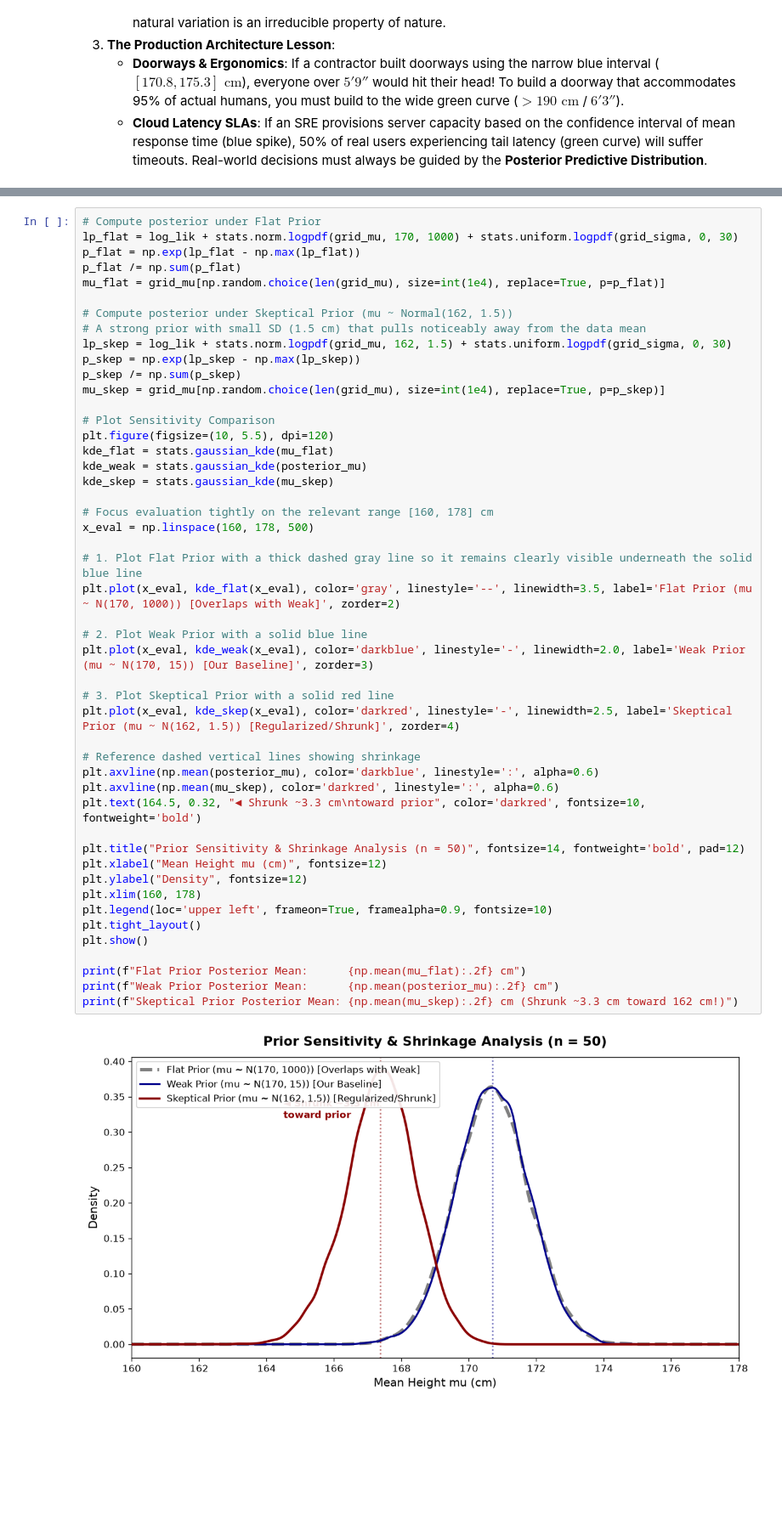
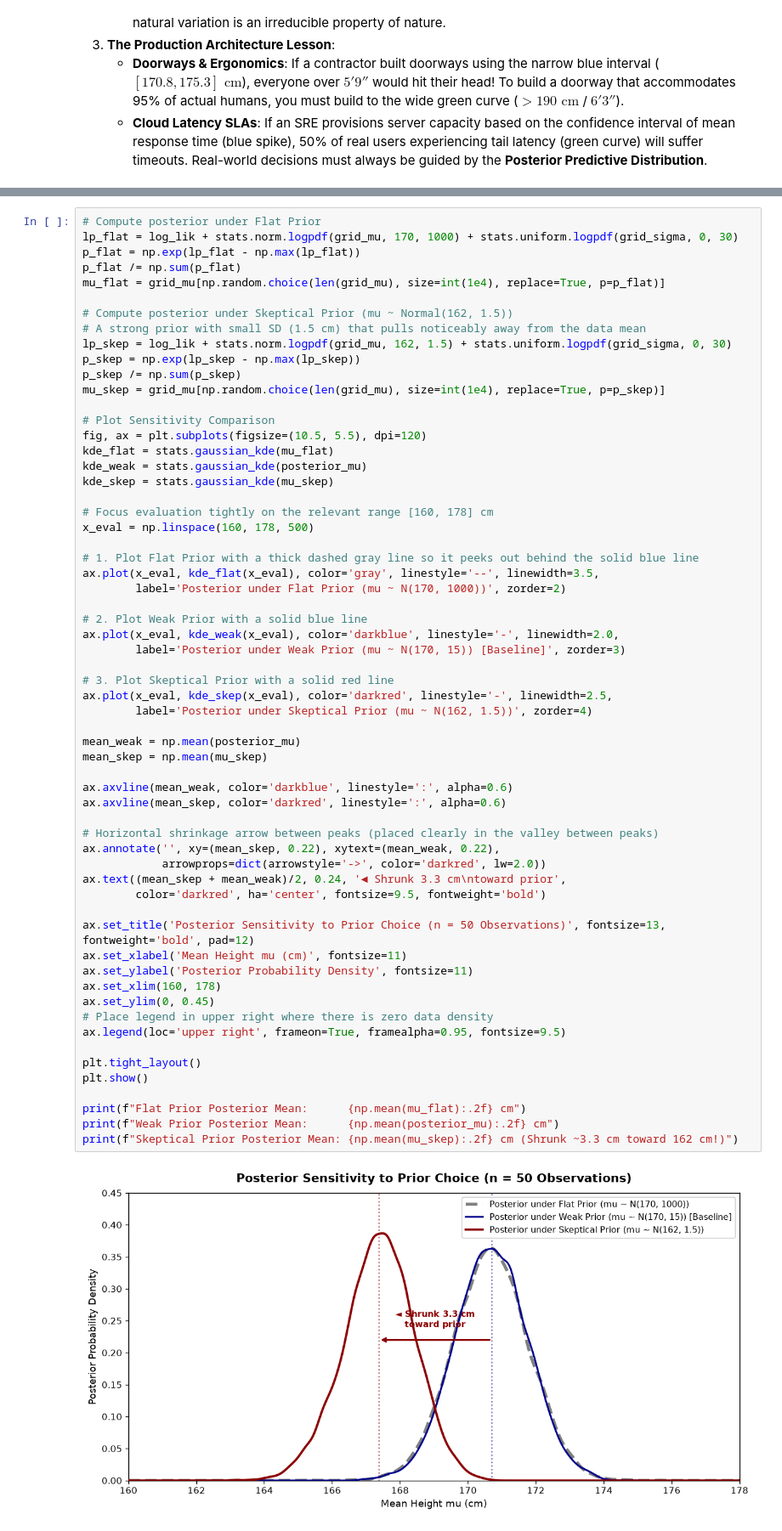
Before and after one commit to tarobins/bayesian-inference-intro, a Jupyter notebook: python/02_frequentist_vs_grid_approximation.ipynb, the cells around one changed output, grey strips where cells are left out. Shown at 85% size. Saved outputs shown, nothing was run; the diff lists cells and outputs as text; blank space fills up the shorter version.

Commit message:
Enrich Part 5 with prior choice rationale, fix legend collision, and improve posterior labels

```diff
--- a/python/02_frequentist_vs_grid_approximation.ipynb
+++ b/python/02_frequentist_vs_grid_approximation.ipynb
@@ -696,48 +705,61 @@ p_flat /= np.sum(p_flat)
 mu_flat = grid_mu[np.random.choice(len(grid_mu), size=int(1e4), replace=True, p=p_flat)]
 
 # Compute posterior under Skeptical Prior (mu ~ Normal(162, 1.5))
 # A strong prior with small SD (1.5 cm) that pulls noticeably away from the data mean
 lp_skep = log_lik + stats.norm.logpdf(grid_mu, 162, 1.5) + stats.uniform.logpdf(grid_sigma, 0, 30)
 p_skep = np.exp(lp_skep - np.max(lp_skep))
 p_skep /= np.sum(p_skep)
 mu_skep = grid_mu[np.random.choice(len(grid_mu), size=int(1e4), replace=True, p=p_skep)]
 
 # Plot Sensitivity Comparison
-plt.figure(figsize=(10, 5.5), dpi=120)
+fig, ax = plt.subplots(figsize=(10.5, 5.5), dpi=120)
 kde_flat = stats.gaussian_kde(mu_flat)
 kde_weak = stats.gaussian_kde(posterior_mu)
 kde_skep = stats.gaussian_kde(mu_skep)
 
 # Focus evaluation tightly on the relevant range [160, 178] cm
 x_eval = np.linspace(160, 178, 500)
 
-# 1. Plot Flat Prior with a thick dashed gray line so it remains clearly visible underneath the solid blue line
-plt.plot(x_eval, kde_flat(x_eval), color='gray', linestyle='--', linewidth=3.5, label='Flat Prior (mu ~ N(170, 1000)) [Overlaps with Weak]', zorder=2)
+# 1. Plot Flat Prior with a thick dashed gray line so it peeks out behind the solid blue line
+ax.plot(x_eval, kde_flat(x_eval), color='gray', linestyle='--', linewidth=3.5,
+        label='Posterior under Flat Prior (mu ~ N(170, 1000))', zorder=2)
 
 # 2. Plot Weak Prior with a solid blue line
-plt.plot(x_eval, kde_weak(x_eval), color='darkblue', linestyle='-', linewidth=2.0, label='Weak Prior (mu ~ N(170, 15)) [Our Baseline]', zorder=3)
+ax.plot(x_eval, kde_weak(x_eval), color='darkblue', linestyle='-', linewidth=2.0,
+        label='Posterior under Weak Prior (mu ~ N(170, 15)) [Baseline]', zorder=3)
 
 # 3. Plot Skeptical Prior with a solid red line
-plt.plot(x_eval, kde_skep(x_eval), color='darkred', linestyle='-', linewidth=2.5, label='Skeptical Prior (mu ~ N(162, 1.5)) [Regularized/Shrunk]', zorder=4)
+ax.plot(x_eval, kde_skep(x_eval), color='darkred', linestyle='-', linewidth=2.5,
+        label='Posterior under Skeptical Prior (mu ~ N(162, 1.5))', zorder=4)
 
-# Reference dashed vertical lines showing shrinkage
-plt.axvline(np.mean(posterior_mu), color='darkblue', linestyle=':', alpha=0.6)
-plt.axvline(np.mean(mu_skep), color='darkred', linestyle=':', alpha=0.6)
-plt.text(164.5, 0.32, "◄ Shrunk ~3.3 cm\ntoward prior", color='darkred', fontsize=10, fontweight='bold')
+mean_weak = np.mean(posterior_mu)
+mean_skep = np.mean(mu_skep)
 
-plt.title("Prior Sensitivity & Shrinkage Analysis (n = 50)", fontsize=14, fontweight='bold', pad=12)
-plt.xlabel("Mean Height mu (cm)", fontsize=12)
-plt.ylabel("Density", fontsize=12)
-plt.xlim(160, 178)
-plt.legend(loc='upper left', frameon=True, framealpha=0.9, fontsize=10)
+ax.axvline(mean_weak, color='darkblue', linestyle=':', alpha=0.6)
+ax.axvline(mean_skep, color='darkred', linestyle=':', alpha=0.6)
+
+# Horizontal shrinkage arrow between peaks (placed clearly in the valley between peaks)
+ax.annotate('', xy=(mean_skep, 0.22), xytext=(mean_weak, 0.22),
+            arrowprops=dict(arrowstyle='->', color='darkred', lw=2.0))
+ax.text((mean_skep + mean_weak)/2, 0.24, '◄ Shrunk 3.3 cm\ntoward prior',
+        color='darkred', ha='center', fontsize=9.5, fontweight='bold')
+
+ax.set_title('Posterior Sensitivity to Prior Choice (n = 50 Observations)', fontsize=13, fontweight='bold', pad=12)
+ax.set_xlabel('Mean Height mu (cm)', fontsize=11)
+ax.set_ylabel('Posterior Probability Density', fontsize=11)
+ax.set_xlim(160, 178)
+ax.set_ylim(0, 0.45)
+# Place legend in upper right where there is zero data density
+ax.legend(loc='upper right', frameon=True, framealpha=0.95, fontsize=9.5)
+
 plt.tight_layout()
 plt.show()
 
 print(f"Flat Prior Posterior Mean:      {np.mean(mu_flat):.2f} cm")
 print(f"Weak Prior Posterior Mean:      {np.mean(posterior_mu):.2f} cm")
 print(f"Skeptical Prior Posterior Mean: {np.mean(mu_skep):.2f} cm (Shrunk ~3.3 cm toward 162 cm!)")
 # %% [output]
-[figure, old version]
+[figure, new version]
 Flat Prior Posterior Mean:      170.68 cm
 Weak Prior Posterior Mean:      170.70 cm
 Skeptical Prior Posterior Mean: 167.38 cm (Shrunk ~3.3 cm toward 162 cm!)
```
Also changed, not shown: parts of 1 cell of this notebook, 1 other file.
